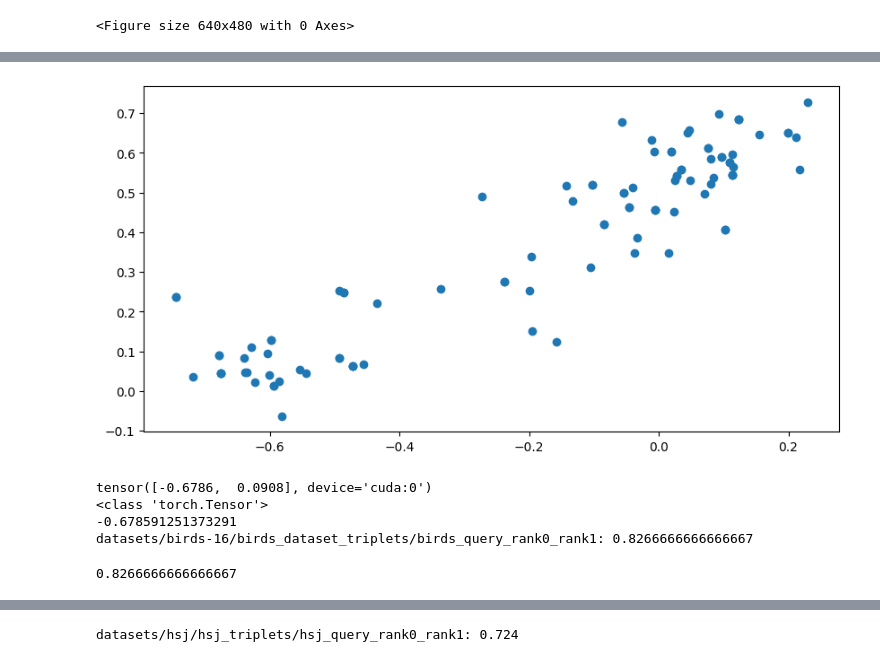
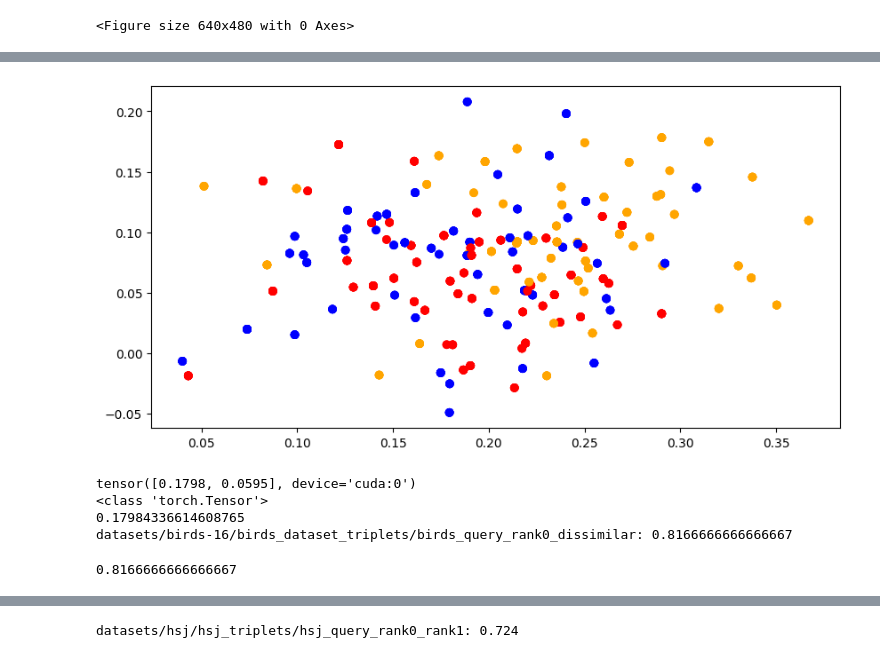
Before and after one commit to flori-margaritescu/human-judgements-honours, a Jupyter notebook: CNN_models_simple.ipynb, the cells around one changed output, grey strips where cells are left out. Saved outputs shown, nothing was run; the diff lists cells and outputs as text; code cells hidden in the pictures.

```diff
--- a/CNN_models_simple.ipynb
+++ b/CNN_models_simple.ipynb
@@ -4260,6 +4260,12 @@ import numpy as np
 import matplotlib.pyplot as plt
 
 from PIL import Image
+
+
+um_similar = np.load("species_similar.npy")
+dict_umbrella_species = {'Yellow-headed Blackbird\n':'red', 'Tree Sparrow\n':'green', 'Scott Oriole\n':'orange', 'Fox Sparrow\n':'magenta', 'Harris Sparrow\n':'navy',
+     'Hooded Oriole\n':'blue', 'Wilson Warbler\n':'yellow', 'Kentucky Warbler\n':'gray', 'Hooded Warbler\n':'pink', 'Chipping Sparrow\n':'brown',
+     'Magnolia Warbler\n':'purple', 'Bobolink\n':'black'}
 
 ############################ REQUIRES MODIFICATION FOR EACH MODEL
 
@@ -4311,7 +4317,7 @@ def get_image_embeddings(path, image_type, model, isHSJOrBirds):  # returns a li
     feature_tensor_dict["p1"] = []
     feature_tensor_dict["decision"] = []
 
-    for image_no in range(900,1000):
+    for image_no in range(1000):
         im_no_name =  (6-len(str(image_no)))*"0" + str(image_no) + "." + image_type
         #print(im_no_name)
 
@@ -4331,7 +4337,7 @@ def get_image_embeddings(path, image_type, model, isHSJOrBirds):  # returns a li
                 feature_tensor_dict["decision"].append(1)
 
     fig = plt.figure(figsize=(10,5))
-    plt.scatter([x[0].item() for x in feature_tensor_dict["ref"]],[x[1].item() for x in feature_tensor_dict["ref"]])
+    plt.scatter([x[0].item() for x in feature_tensor_dict["ref"]],[x[1].item() for x in feature_tensor_dict["ref"]], color=[dict_umbrella_species[x] for x in um_similar])
     plt.show()
     print(feature_tensor_dict["ref"][0])
     print(type(feature_tensor_dict["ref"][0]))
@@ -4436,7 +4442,12 @@ torch.cdist(t,t2)**2
 for i in range(700, 1000):
   print(i)
 # %%
+%cd content
 model1 = ViT_Triplet()
-model1.load_state_dict(torch.load('FINAL_Vit_b_32_hsj_dissimilar.pth')) # path of your weights
+model1.load_state_dict(torch.load('FINAL_Vit_b_32_birds_similar.pth')) # path of your weights
 model1.eval()
 model1.cuda()
+
+model2 = ViT_Triplet()
+model2.eval()
+model2.cuda()
@@ -4443,10 +4463,9 @@ model1.cuda()
 # %%
-ResNet.eval()
-apply_framework(birds_similar_8rank2, "jpg", ResNet, True)
+apply_framework(birds_similar_8rank2, "jpg", model2, True)
 # %% [output]
-[figure, old version]
+[figure, new version]
-tensor([-0.6786,  0.0908], device='cuda:0')
+tensor([0.1798, 0.0595], device='cuda:0')
 <class 'torch.Tensor'>
--0.678591251373291
-datasets/birds-16/birds_dataset_triplets/birds_query_rank0_rank1: 0.8266666666666667
+0.17984336614608765
+datasets/birds-16/birds_dataset_triplets/birds_query_rank0_dissimilar: 0.8166666666666667
-0.8266666666666667
+0.8166666666666667
```
Also changed, not shown: parts of 3 cells of this notebook.
